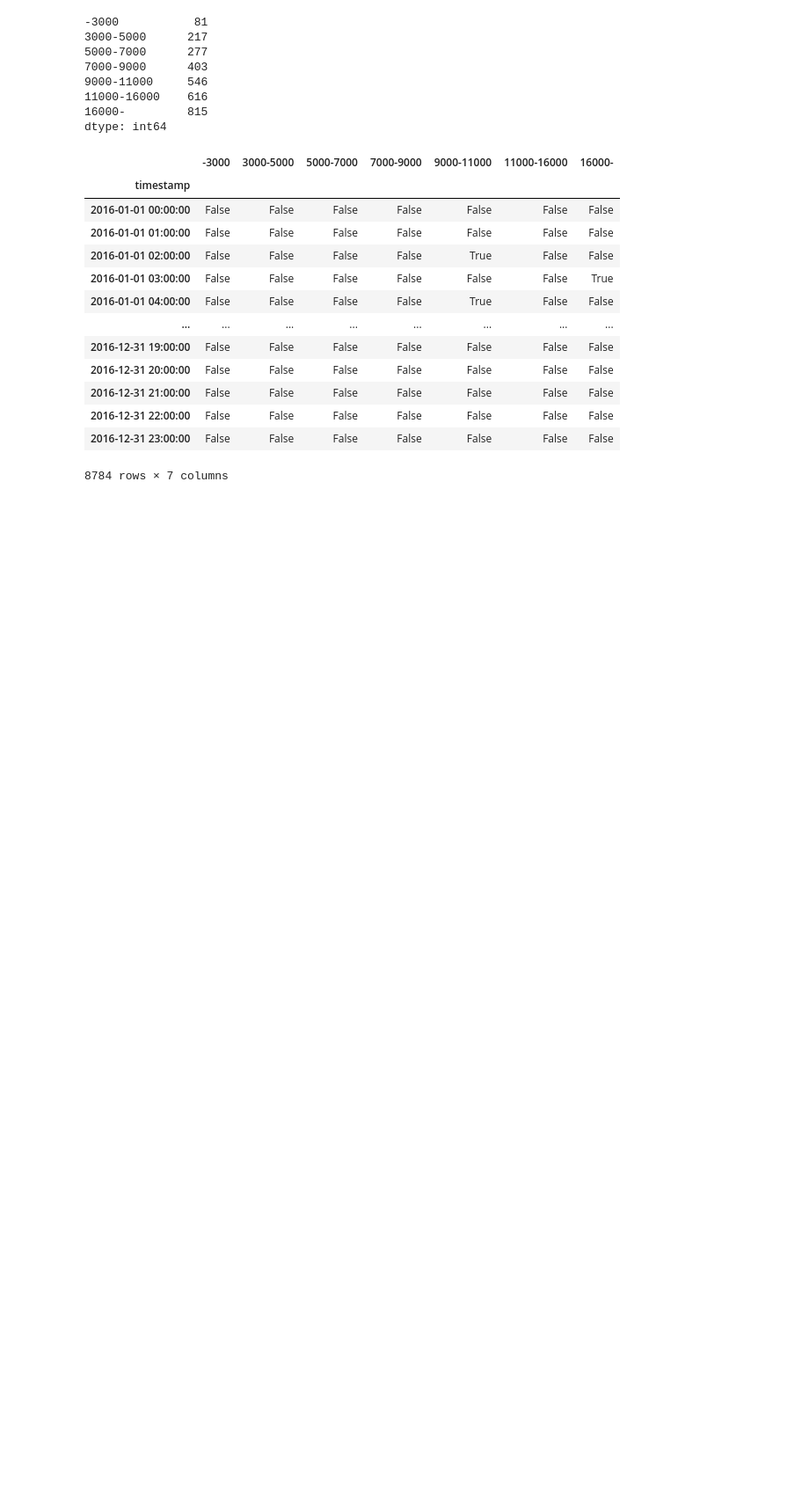
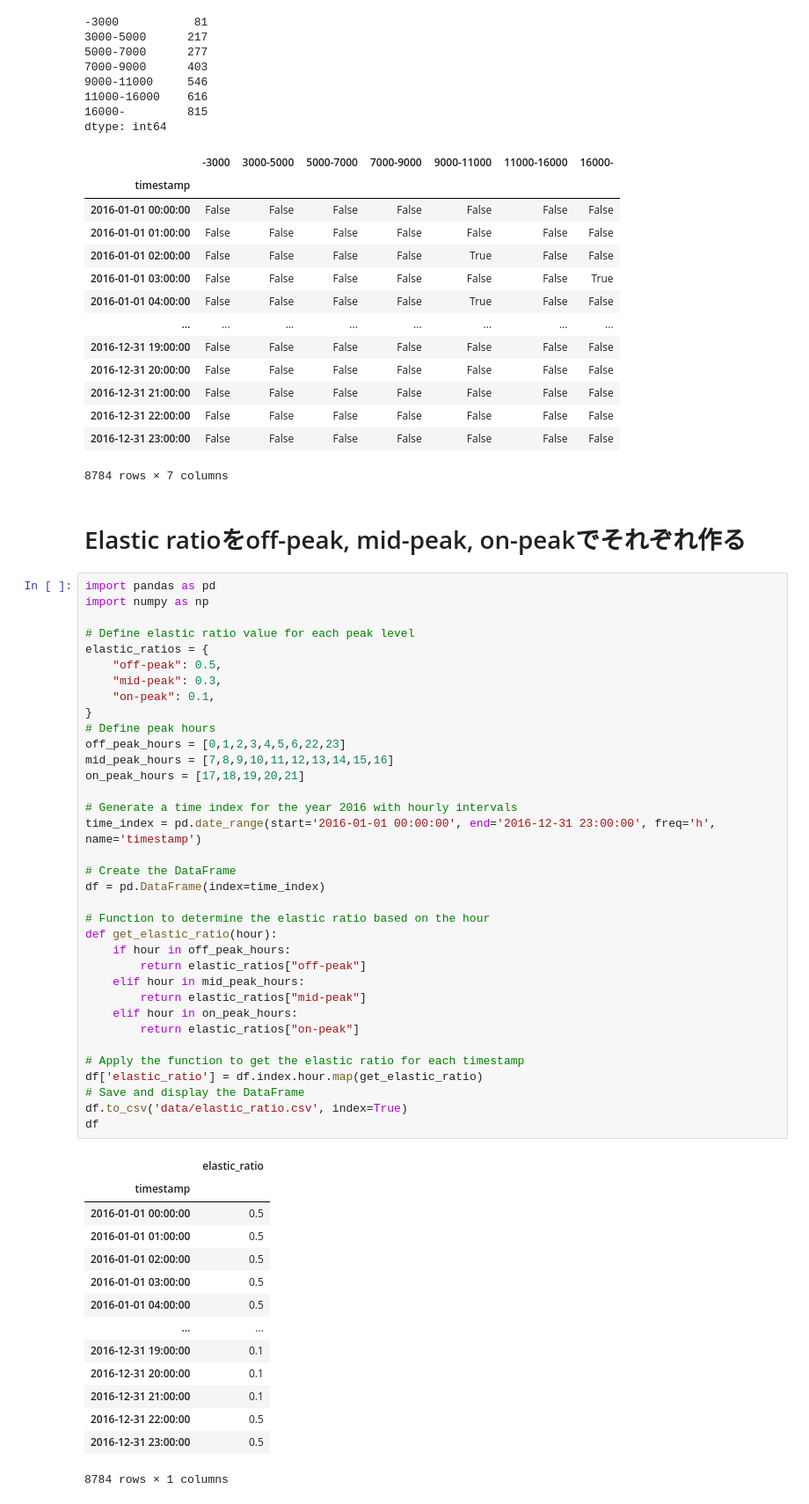
Before and after one commit to moooyu1121/master_thesis_model, a Jupyter notebook: data_preprocess.ipynb, the cells around one changed output. Shown: that part at 88% size. Drawn from its saved outputs; the diff is of its cells as text; blank space fills up the shorter version.

Commit message:
demand response by time

```diff
--- a/data_preprocess.ipynb
+++ b/data_preprocess.ipynb
@@ -399,3 +399,55 @@ dtype: int64
 | 2016-12-31 22:00:00 | False | False | False | False | False | False | False |
 | 2016-12-31 23:00:00 | False | False | False | False | False | False | False |
 8784 rows × 7 columns
+# %% [markdown]
+# Elastic ratioをoff-peak, mid-peak, on-peakでそれぞれ作る
+# %%
+import pandas as pd
+import numpy as np
+
+# Define elastic ratio value for each peak level
+elastic_ratios = {
+    "off-peak": 0.5,
+    "mid-peak": 0.3,
+    "on-peak": 0.1,
+}
+# Define peak hours
+off_peak_hours = [0,1,2,3,4,5,6,22,23]
+mid_peak_hours = [7,8,9,10,11,12,13,14,15,16]
+on_peak_hours = [17,18,19,20,21]
+
+# Generate a time index for the year 2016 with hourly intervals
+time_index = pd.date_range(start='2016-01-01 00:00:00', end='2016-12-31 23:00:00', freq='h', name='timestamp')
+
+# Create the DataFrame
+df = pd.DataFrame(index=time_index)
+
+# Function to determine the elastic ratio based on the hour
+def get_elastic_ratio(hour):
+    if hour in off_peak_hours:
+        return elastic_ratios["off-peak"]
+    elif hour in mid_peak_hours:
+        return elastic_ratios["mid-peak"]
+    elif hour in on_peak_hours:
+        return elastic_ratios["on-peak"]
+
+# Apply the function to get the elastic ratio for each timestamp
+df['elastic_ratio'] = df.index.hour.map(get_elastic_ratio)
+# Save and display the DataFrame
+df.to_csv('data/elastic_ratio.csv', index=True)
+df
+# %% [output]
+|  | elastic_ratio |
+| timestamp |  |
+| 2016-01-01 00:00:00 | 0.5 |
+| 2016-01-01 01:00:00 | 0.5 |
+| 2016-01-01 02:00:00 | 0.5 |
+| 2016-01-01 03:00:00 | 0.5 |
+| 2016-01-01 04:00:00 | 0.5 |
+| ... | ... |
+| 2016-12-31 19:00:00 | 0.1 |
+| 2016-12-31 20:00:00 | 0.1 |
+| 2016-12-31 21:00:00 | 0.1 |
+| 2016-12-31 22:00:00 | 0.5 |
+| 2016-12-31 23:00:00 | 0.5 |
+8784 rows × 1 columns
```
Also changed, not shown: parts of 1 cell of this notebook, 3 other files.
